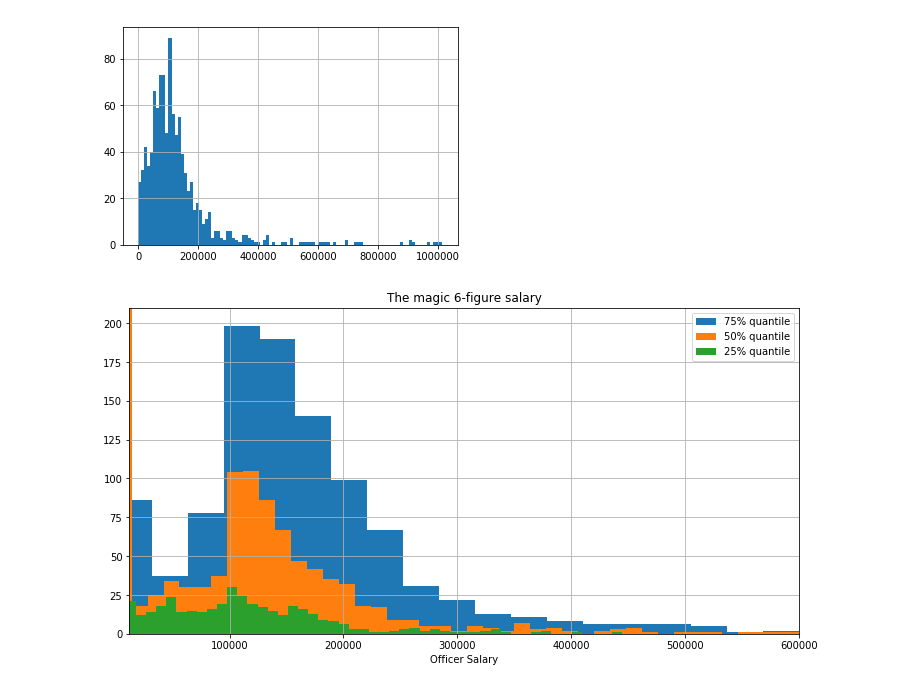
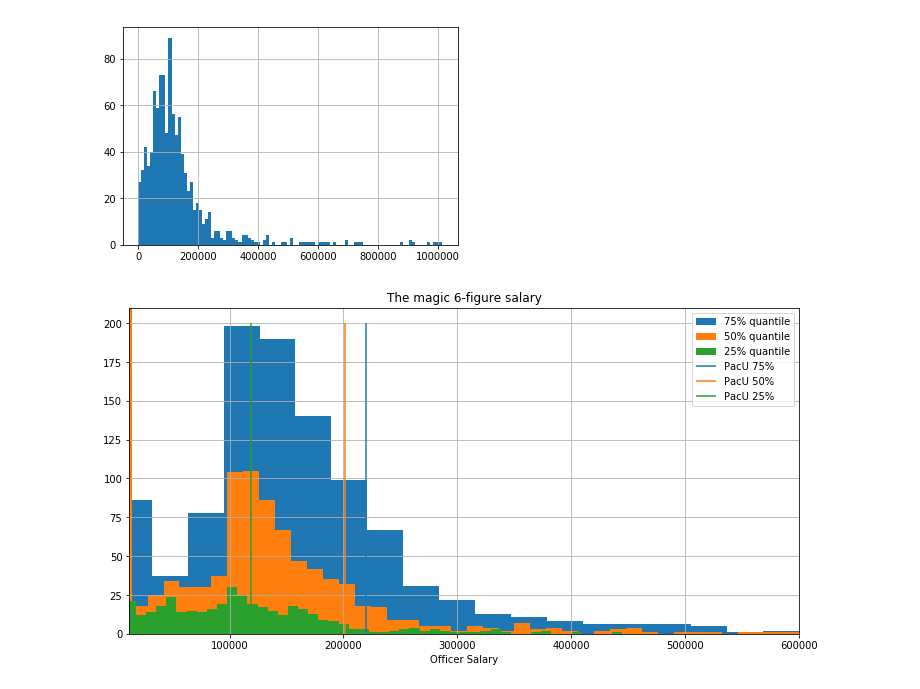
Before and after one commit to amcdawes/CollegeData, a Jupyter notebook: My_Tuition_at_Work.ipynb, the cells around one changed output. Cells and saved outputs as stored; diff of their text form; code cells hidden in the pictures.

```diff
--- a/My_Tuition_at_Work.ipynb
+++ b/My_Tuition_at_Work.ipynb
@@ -238,13 +238,17 @@ positions.mean().hist(bins=100)
 # %%
 fig = plt.figure(figsize=(12,6))
 positions.quantile(0.75).hist(bins=50,label="75% quantile")
 positions.quantile(0.5).hist(bins=50,label="50% quantile")
 positions.quantile(0.25).hist(bins=50,label="25% quantile")
+ax = plt.gca()
+ax.vlines(x=positions['Pacific University'].quantile(0.75), ymin=0, ymax=200, color='tab:blue',label="PacU 75%")
+ax.vlines(x=positions['Pacific University'].quantile(0.5), ymin=0, ymax=200, color='tab:orange',label="PacU 50%")
+ax.vlines(x=positions['Pacific University'].quantile(0.25), ymin=0, ymax=200, color='tab:green',label="PacU 25%")
 plt.legend()
 plt.ylim([0,210])
 plt.xlim([12000,600000])
 plt.title("The magic 6-figure salary")
 plt.xlabel("Officer Salary")
 plt.savefig("officersalary.png")
 # %% [output]
-[figure, old version]
+[figure, new version]
```
Also changed, not shown: parts of 2 cells of this notebook.
